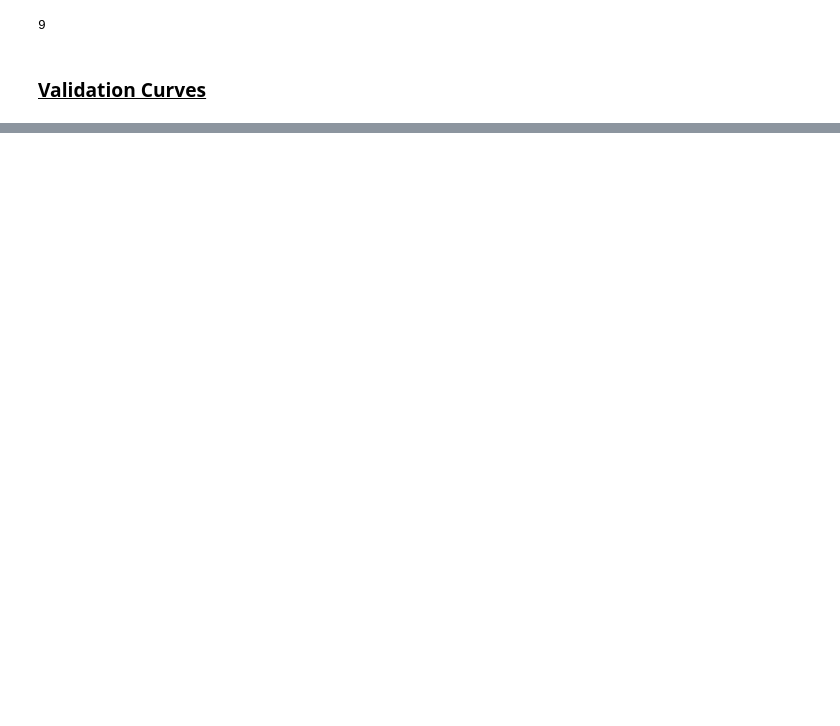
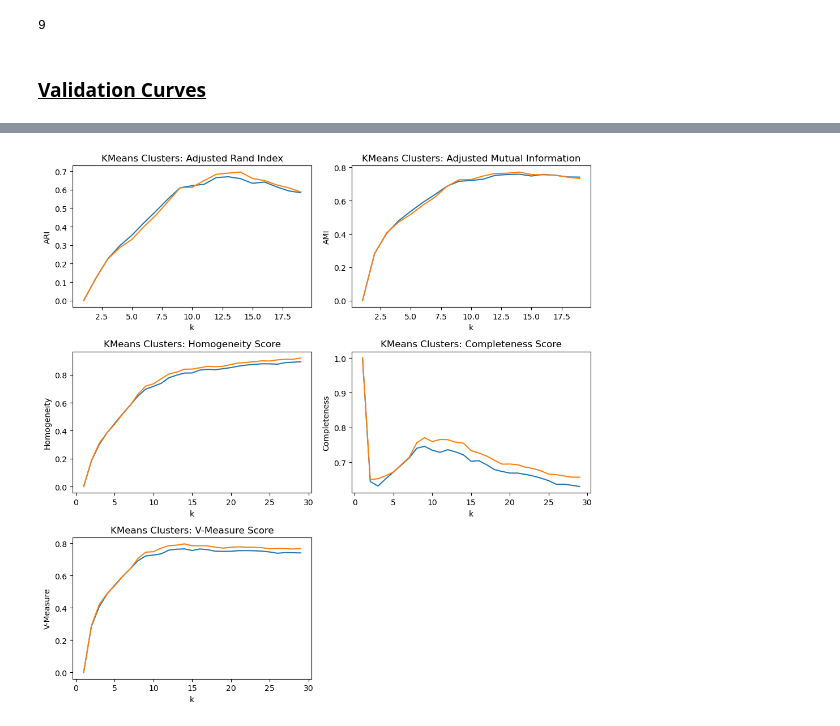
Before and after one commit to J-M-Bell/DigitClassifier, a Jupyter notebook: Digit Clustering.ipynb, the cells around one changed output, grey strips where cells are left out. Saved outputs shown, nothing was run; the diff lists cells and outputs as text; code cells hidden in the pictures; blank space fills up the shorter version.

```diff
--- a/Digit Clustering.ipynb
+++ b/Digit Clustering.ipynb
@@ -235,3 +227,10 @@ sil_values.index(max(sil_values))
 9
 # %% [markdown]
 <h3><strong><u>Validation Curves</u></strong></h3>
+# %%
+validation_dict = {}
+validation_metrics = {'adjusted_rand_score': ["Adjusted Rand Index", "ARI"],
+                      'adjusted_mutual_info_score': ["Adjusted Mutual Information", "AMI"],
+                      'homogeneity_score': ["Homogeneity Score", "Homogeneity"],
+                      'completeness_score': ["Completeness Score", "Completeness"],
+                      'v_measure_score': ["V-Measure Score", "V-Measure"]}
@@ -238 +242,19 @@ sil_values.index(max(sil_values))
+# %%
+for key, value in validation_metrics.items():
+    pipeline = Pipeline(
+        [
+            ("kmeans", KMeans(random_state=0))
+        ]
+    )
+    clusters = list(range(1,20))
+
+    train_scores, validation_scores = validation_curve(pipeline, X_train, y_train, cv=5, scoring=key,
+                                                    param_name="kmeans__n_clusters",
+                                                    param_range=clusters,
+                                                    verbose=1,
+                                                    n_jobs=-1)
+    train_scores_mean = np.mean(train_scores, axis=1)
+    validation_scores_mean = np.mean(validation_scores, axis=1)
+
+    validation_dict[f"KMeans Clusters: {value[1][0]}"] = [[clusters, train_scores_mean], [clusters, validation_scores_mean], ["k", value[1][1]]]
 # %%
@@ -350,0 +378,22 @@ ChildProcessError: [Errno 10] No child processes
+# %%
+# Create an even number of subplots (e.g., 3 rows, 2 columns for 5 plots)
+fig, axs = plt.subplots(3, 2, figsize=(10, 10))
+
+# Flatten the axes array for easier iteration
+axs = axs.flatten()
+count = 0
+for key, value in validation_dict.items():
+    axs[count].plot(value[0][0], value[0][1])
+    axs[count].plot(value[1][0], value[1][1])
+    axs[count].set_xlabel(value[2][0])
+    axs[count].set_ylabel(value[2][1])
+    axs[count].set_title(key)
+    count += 1
+
+# Delete the unused subplot (e.g., the last one for a 3x2 grid with 5 plots)
+fig.delaxes(axs[count])
+
+plt.tight_layout()
+plt.show()
+# %% [output]
+[figure, added]
```
Also changed, not shown: parts of 9 cells of this notebook.
